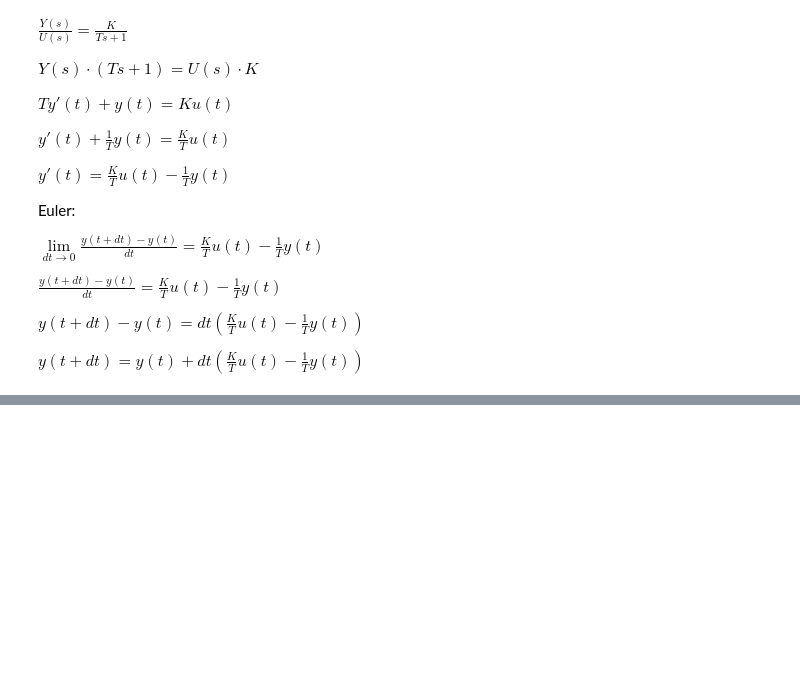
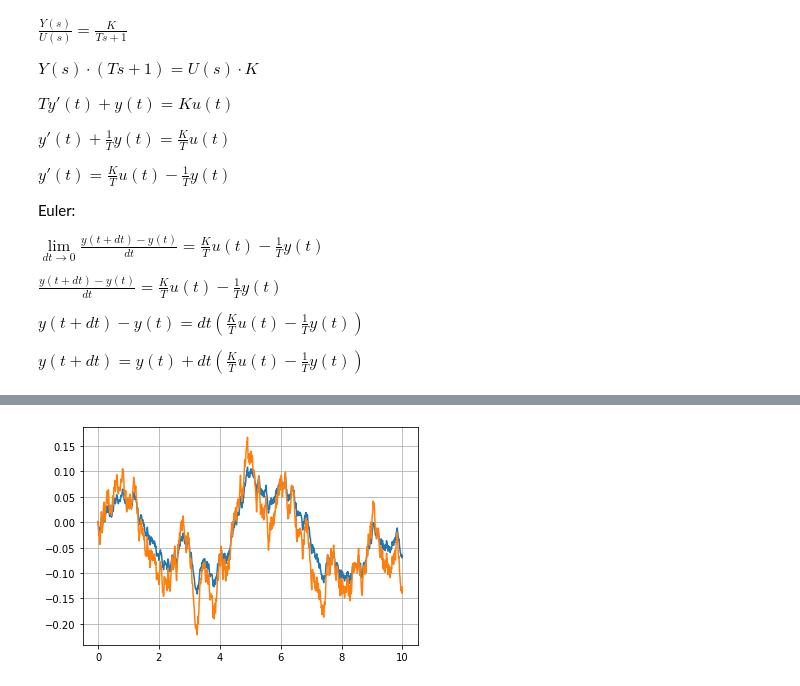
Before and after one commit to hrbolek/learning, a Jupyter notebook: itsystems/neural.ipynb, the cells around one changed output, grey strips where cells are left out. Saved outputs shown, nothing was run; the diff lists cells and outputs as text; code cells hidden in the pictures; blank space fills up the shorter version.

```diff
--- a/itsystems/neural.ipynb
+++ b/itsystems/neural.ipynb
@@ -57,0 +138,19 @@ y =
+# %%
+system2 = connect(
+#    system,
+    createRandomSignal(10, 1),
+    createFilter2Order(1, 1, 1, deltaTime = deltaTime)
+)
+timeFunc = createTimeGenerator(startTime = 0, deltaTime = deltaTime, endTime = 10)
+output2 = system2(timeFunc())
+t2 = []
+y2 = []
+seed(30)
+tx = list(timeFunc())
+for time, value in output2:
+  t2.append(time)
+  y2.append(value)
+plt.plot(t2, y2, t, y)
+plt.grid(which='both')
+# %% [output]
+[figure, added]
```
Also changed, not shown: parts of 14 cells of this notebook.
